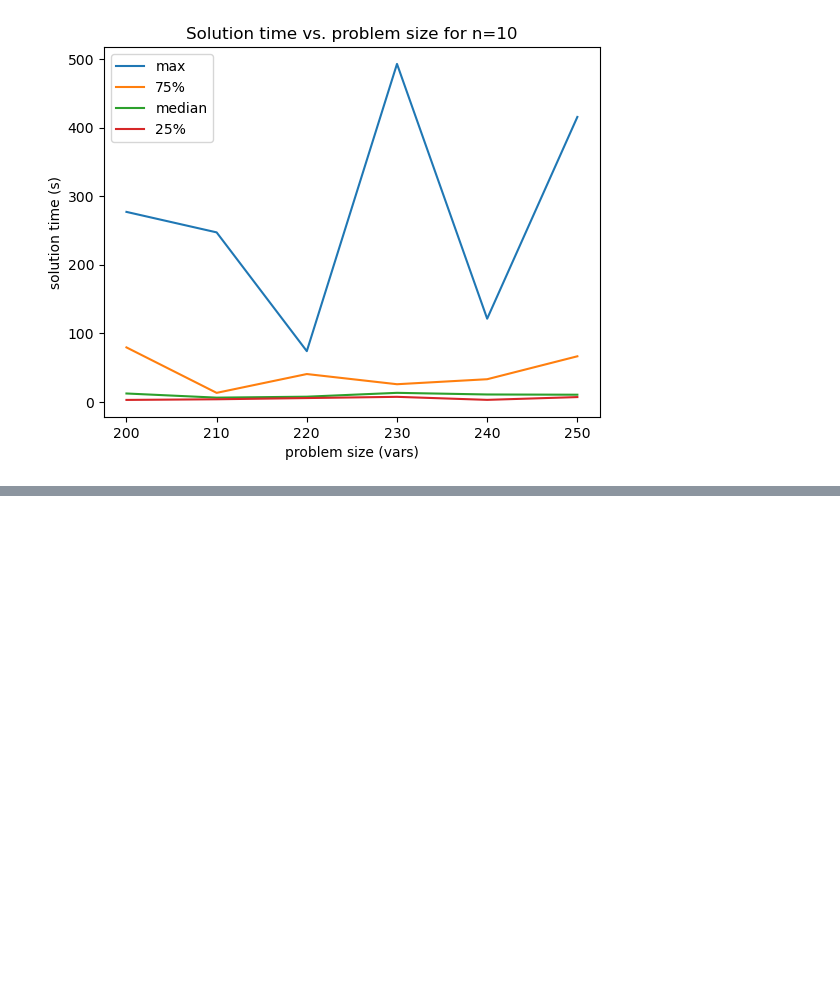
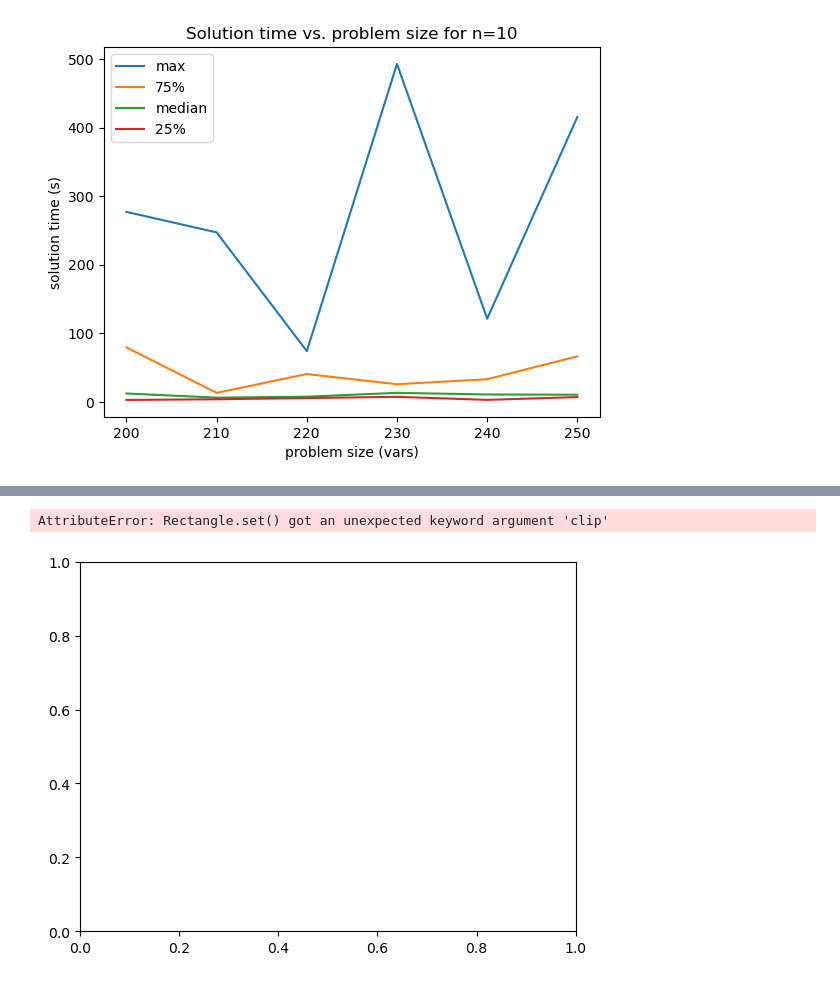
Before and after one commit to peterbarkley/wta, a Jupyter notebook: wta_solution_time_plot.ipynb, the cells around one changed output, grey strips where cells are left out. Saved outputs shown, nothing was run; the diff lists cells and outputs as text; code cells hidden in the pictures; blank space fills up the shorter version.

```diff
--- a/wta_solution_time_plot.ipynb
+++ b/wta_solution_time_plot.ipynb
@@ -54,0 +129,15 @@ plt.show()
+# %%
+# import seaborn as sns
+# import matplotlib.pyplot as plt
+
+# Create a dataframe
+df = sns.load_dataset("iris")
+
+# Create a histogram plot
+sns.histplot(df, x="sepal_length", kde=True, clip=(0,100))
+
+# Show the plot
+plt.show()
+# %% [output]
+AttributeError: Rectangle.set() got an unexpected keyword argument 'clip'
+[figure, added]
```
Also changed, not shown: parts of 6 cells of this notebook, 5 other files.
